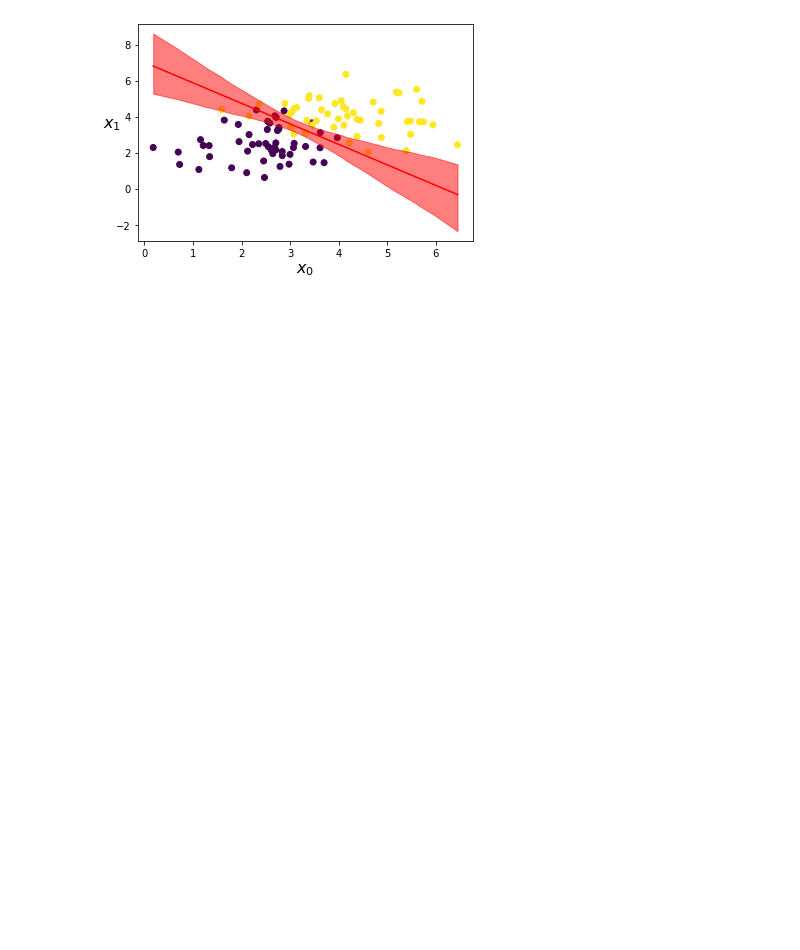
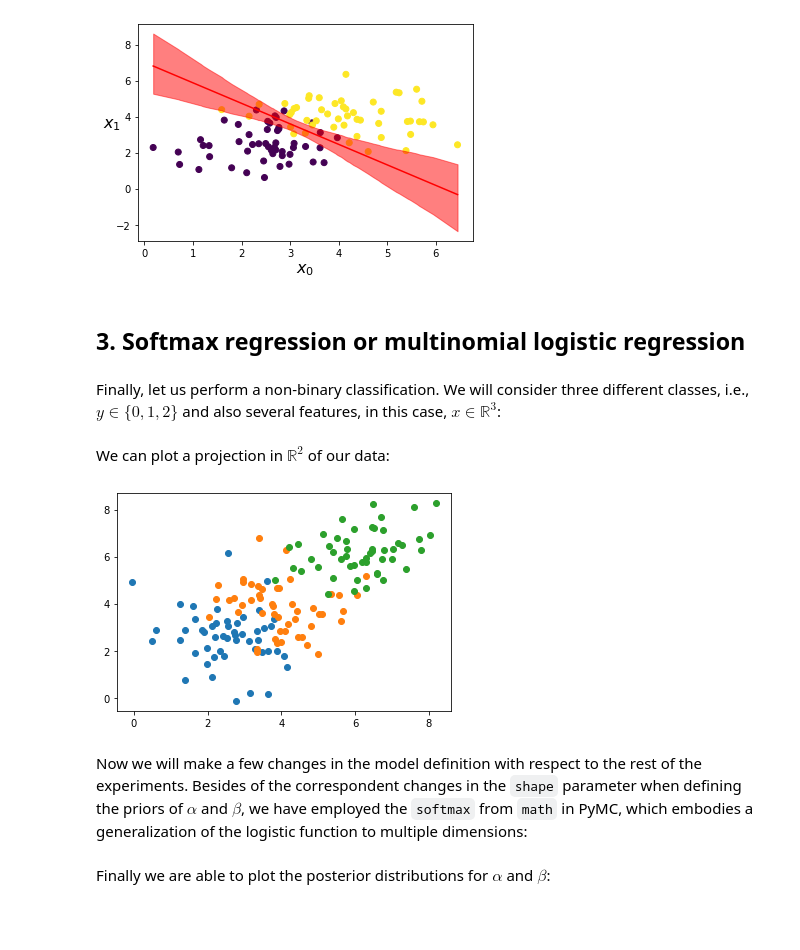
Before and after one commit to claudia-hm/BSPP, a Jupyter notebook: Project/submission/Logistic regression with pymc.ipynb, the cells around one changed output. Cells and saved outputs as stored; diff of their text form; code cells hidden in the pictures; blank space fills up the shorter version.

Commit message:
feat: PYMC synthetic case with multiclass +  real case last version

```diff
--- a/Project/submission/Logistic regression with pymc.ipynb
+++ b/Project/submission/Logistic regression with pymc.ipynb
@@ -228,3 +228,25 @@ plt.ylabel(r'$x_1$', rotation=0, fontsize=16)
 # %% [output]
 Text(0, 0.5, '$x_1$')
 [figure]
+# %% [markdown]
+## 3. Softmax regression or multinomial logistic regression
+# %% [markdown]
+Finally, let us perform a non-binary classification. We will consider three different classes, i.e., $y \in \{0,1,2\}$ and also several features, in this case, $x \in \mathbb R^3$:
+# %%
+N = 50
+K=2 #dimensions of our data
+M=3
+
+x1 = np.random.normal(np.repeat(2.5,K),np.repeat(1,K), [N,K])
+x2 = np.random.normal(np.repeat(4,K),np.repeat(1,K), [N,K])
+x3 = np.random.normal(np.repeat(6,K),np.repeat(1,K), [N,K])
+# %% [markdown]
+We can plot a projection in $\mathbb R^2$ of our data:
+# %%
+if(K==2):
+    plt.scatter(x1[:,0], x1[:,1])
+    plt.scatter(x2[:,0], x2[:,1])
+    plt.scatter(x3[:,0], x3[:,1])
+    plt.show()
+# %% [output]
+[figure, added]
@@ -230,0 +258,2 @@ Text(0, 0.5, '$x_1$')
+# %% [markdown]
+Now we will make a few changes in the model definition with respect to the rest of the experiments. Besides of the correspondent changes in the `shape` parameter when defining the priors of $\alpha$ and $\beta$, we have employed the `softmax` from `math` in PyMC, which embodies a generalization of the logistic function to multiple dimensions:
@@ -230,0 +273,2 @@ Text(0, 0.5, '$x_1$')
+# %% [markdown]
+Finally we are able to plot the posterior distributions for $\alpha$ and $\beta$:
```
Also changed, not shown: parts of 3 cells of this notebook, 1 other file.
